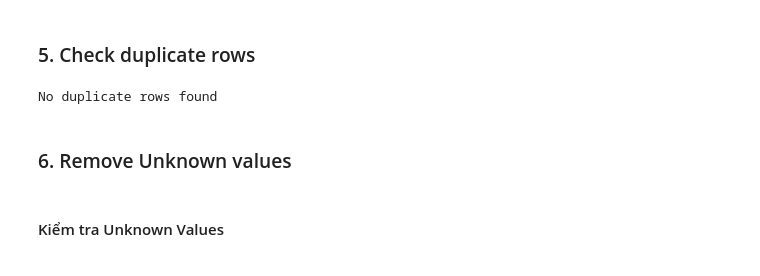
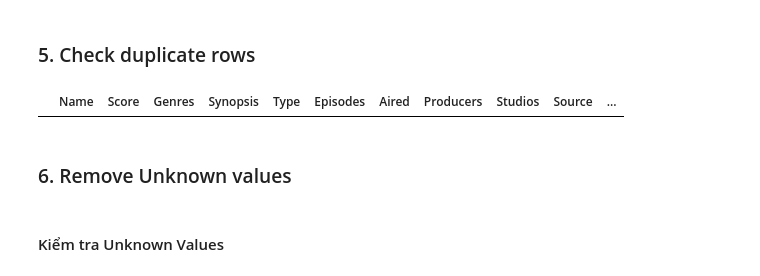
Before and after one commit to MinhHung7/Final_Project_DataScienceProgramming, a Jupyter notebook: anime_data_processing.ipynb, the cells around one changed output. Cells and saved outputs as stored; diff of their text form; code cells hidden in the pictures.

```diff
--- a/anime_data_processing.ipynb
+++ b/anime_data_processing.ipynb
@@ -50,15 +40,11 @@ raw_anime_df.head()
 | 4 | Bouken Ou Beet | 6.94 | Adventure, Fantasy, Supernatural | It is the dark century and the pe... | TV | 52.0 | Sep 30, 2004 to Sep 29, 2005 | TV Tokyo, Dentsu | Toei Animation | Manga | ... |
 # %% [markdown]
 ### 5. Check duplicate rows
-# %%
-duplicate_rows = raw_anime_df[raw_anime_df.duplicated()]
-if duplicate_rows.shape[0] > 0:
-    print('Duplicate rows found')
-    raw_anime_df = raw_anime_df.drop_duplicates()
-else:
-    print('No duplicate rows found')
-# %% [output]
-No duplicate rows found
+# %%
+duplicate_rows = raw_anime_df[raw_anime_df.duplicated()]
+duplicate_rows
+# %% [output]
+|  | Name | Score | Genres | Synopsis | Type | Episodes | Aired | Producers | Studios | Source | ... |
 # %% [markdown]
 ### 6. Remove Unknown values
 # %% [markdown]
```
Also changed, not shown: parts of 3 cells of this notebook, 1 other file.
